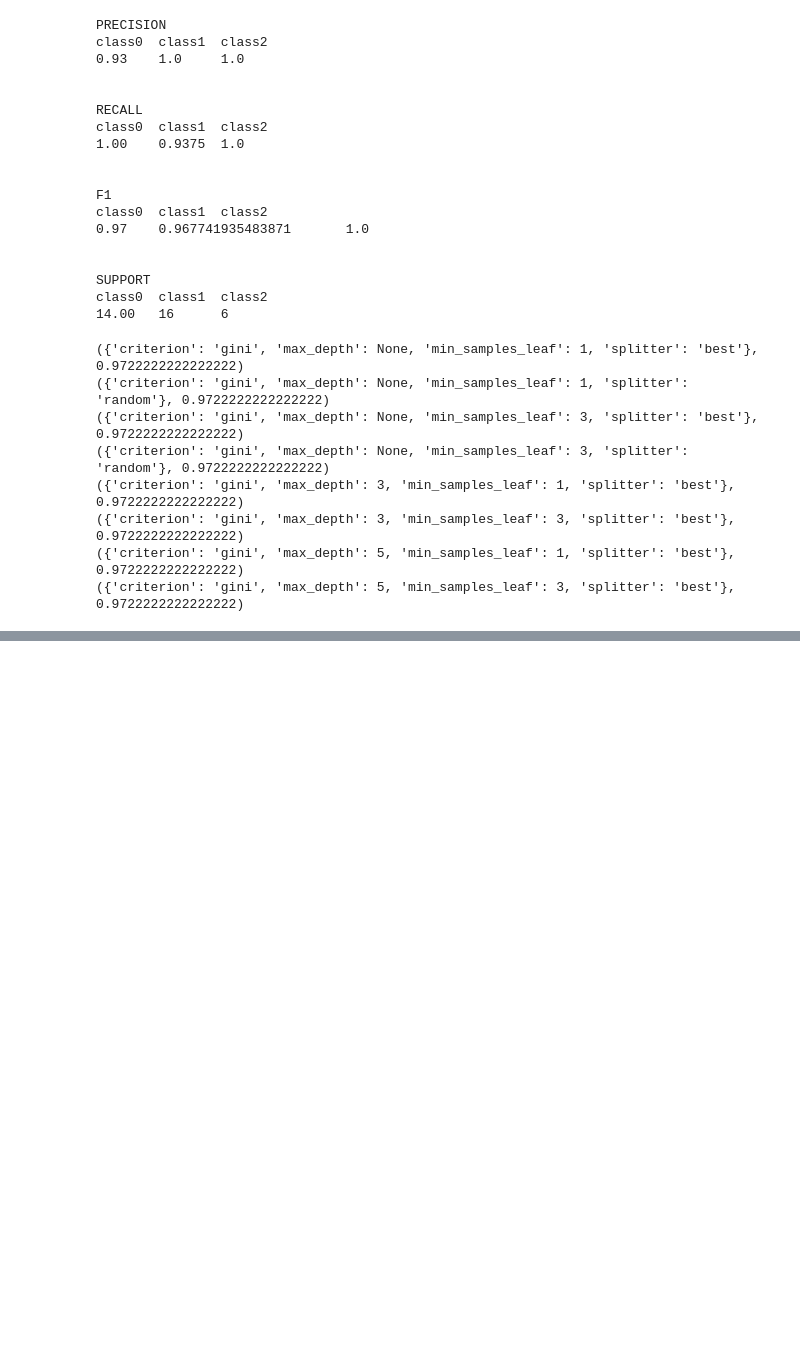
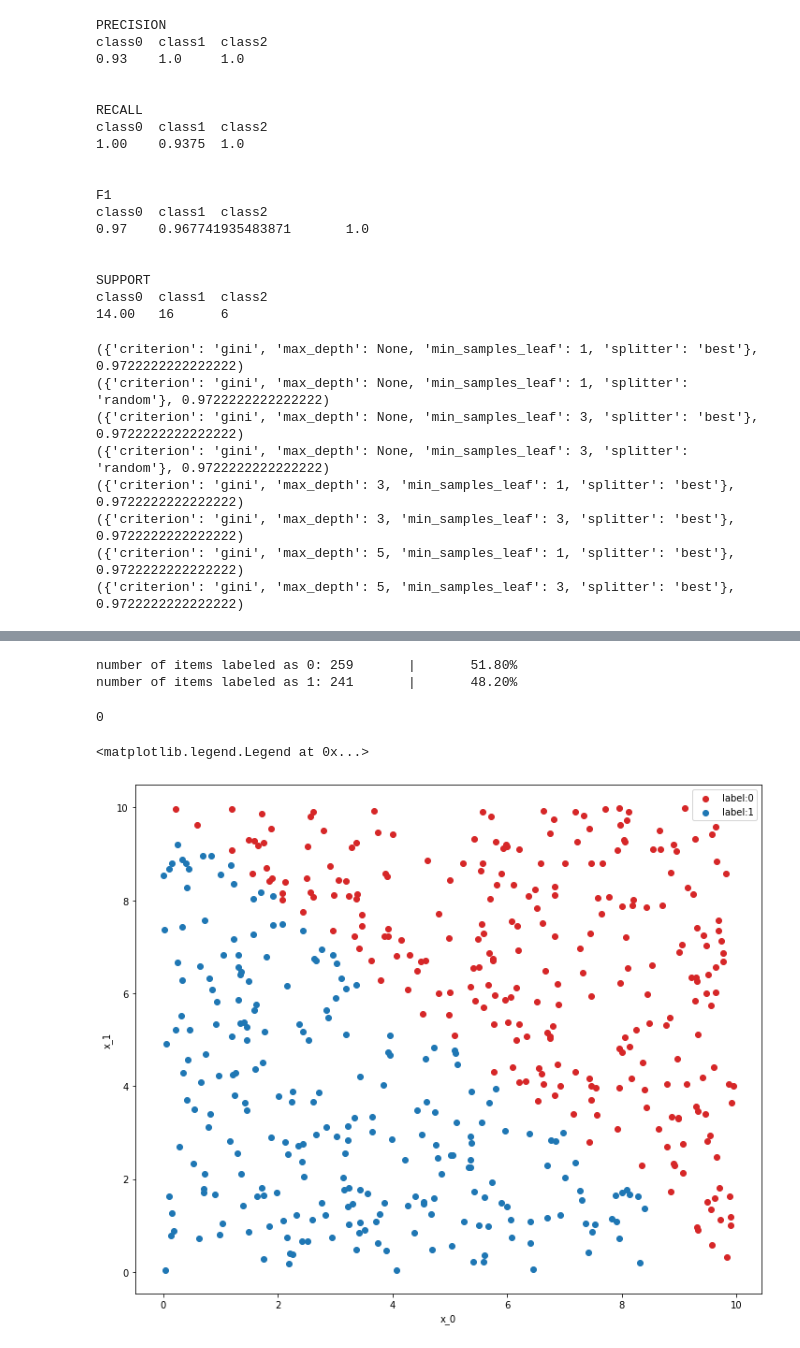
Before and after one commit to notlosca/data-science-lab, a Jupyter notebook: laboratories/lab_06/lab_06.ipynb, the cells around one changed output, grey strips where cells are left out. Drawn from its saved outputs; the diff is of its cells as text; code cells hidden in the pictures; blank space fills up the shorter version.

```diff
--- a/laboratories/lab_06/lab_06.ipynb
+++ b/laboratories/lab_06/lab_06.ipynb
@@ -352,0 +348,3 @@ array([0.        , 0.        , 0.        , 0.06425378, 0.03338996,
+# %%
+synth_df = pd.read_csv('synthetic_dataset.csv')
+synth_df.info()
@@ -352,0 +374,27 @@ array([0.        , 0.        , 0.        , 0.06425378, 0.03338996,
+# %%
+labels = synth_df.label.unique()
+for label in labels:
+    num = synth_df.label.isin([label]).sum()
+    perc = num/len(synth_df)*100
+    print(f'number of items labeled as {label}: {num}\t|\t{perc:.2f}%')
+# %% [output]
+number of items labeled as 0: 259       |       51.80%
+number of items labeled as 1: 241       |       48.20%
+# %%
+mask_0 = synth_df.label.isin([0])
+synth_df.loc[mask_0].label.sum()
+# %% [output]
+0
+# %%
+mask_0 = synth_df.label.isin([0])
+mask_1 = synth_df.label.isin([1])
+
+fig, ax = plt.subplots(figsize=(12,10))
+ax.scatter(synth_df.loc[mask_0].x0, synth_df.loc[mask_0].x1, c='tab:red', label='label:0')
+ax.scatter(synth_df.loc[mask_1].x0, synth_df.loc[mask_1].x1, c='tab:blue', label='label:1')
+ax.set_xlabel('x_0')
+ax.set_ylabel('x_1')
+ax.legend()
+# %% [output]
+<matplotlib.legend.Legend at 0x...>
+[figure, added]
```
Also changed, not shown: parts of 29 cells of this notebook, 2 other files.
